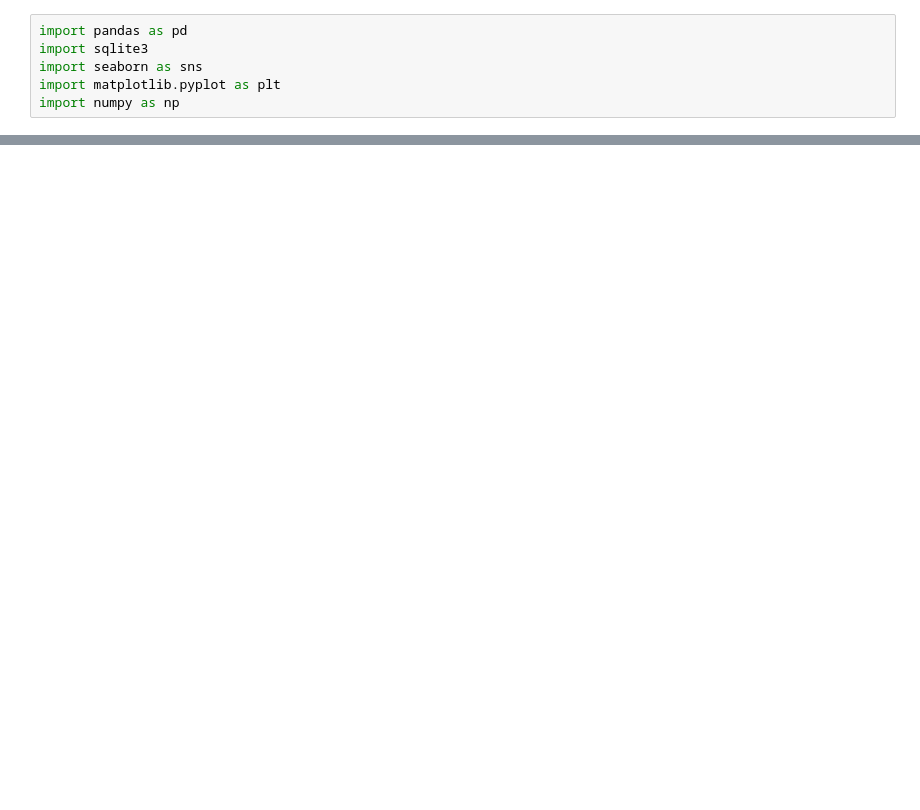
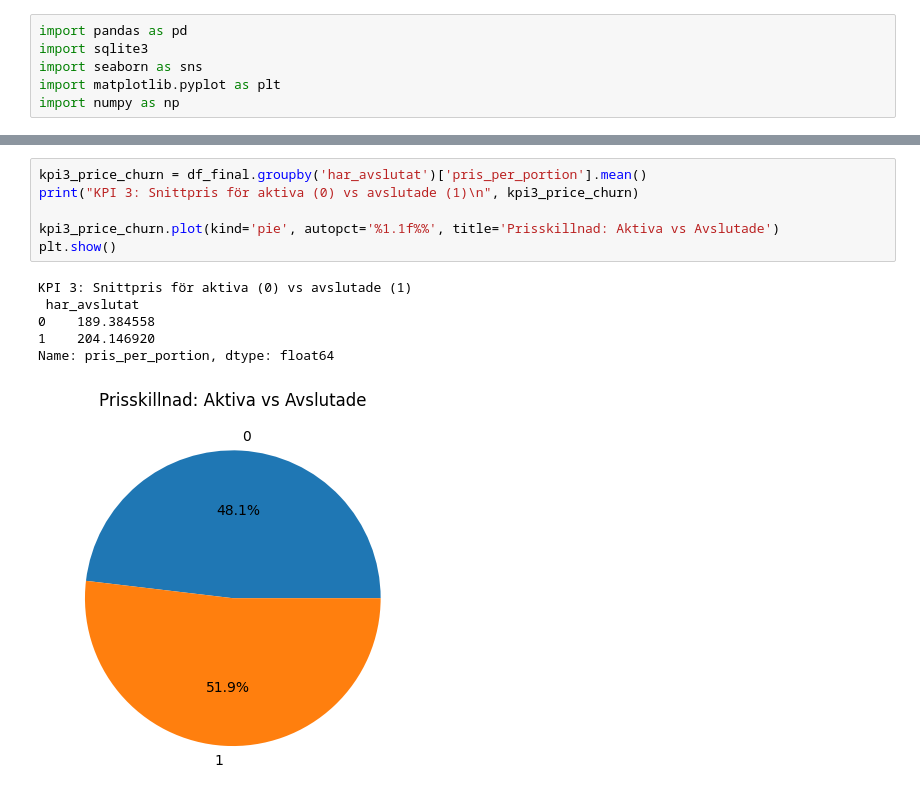
Before and after one commit to johanfinnrydberg-tech/data-uppgift-, a Jupyter notebook: KPI_matkassen.ipynb, the cells around one changed output, grey strips where cells are left out. Drawn from its saved outputs; the diff is of its cells as text; blank space fills up the shorter version.

```diff
--- a/KPI_matkassen.ipynb
+++ b/KPI_matkassen.ipynb
@@ -320,0 +40,13 @@ Genomsnittligt Sentiment Index: 0.133
+# %%
+kpi3_price_churn = df_final.groupby('har_avslutat')['pris_per_portion'].mean()
+print("KPI 3: Snittpris för aktiva (0) vs avslutade (1)\n", kpi3_price_churn)
+
+kpi3_price_churn.plot(kind='pie', autopct='%1.1f%%', title='Prisskillnad: Aktiva vs Avslutade')
+plt.show()
+# %% [output]
+KPI 3: Snittpris för aktiva (0) vs avslutade (1)
+ har_avslutat
+0    189.384558
+1    204.146920
+Name: pris_per_portion, dtype: float64
+[figure, added]
```
Also changed, not shown: parts of 14 cells of this notebook, 3 other files.
